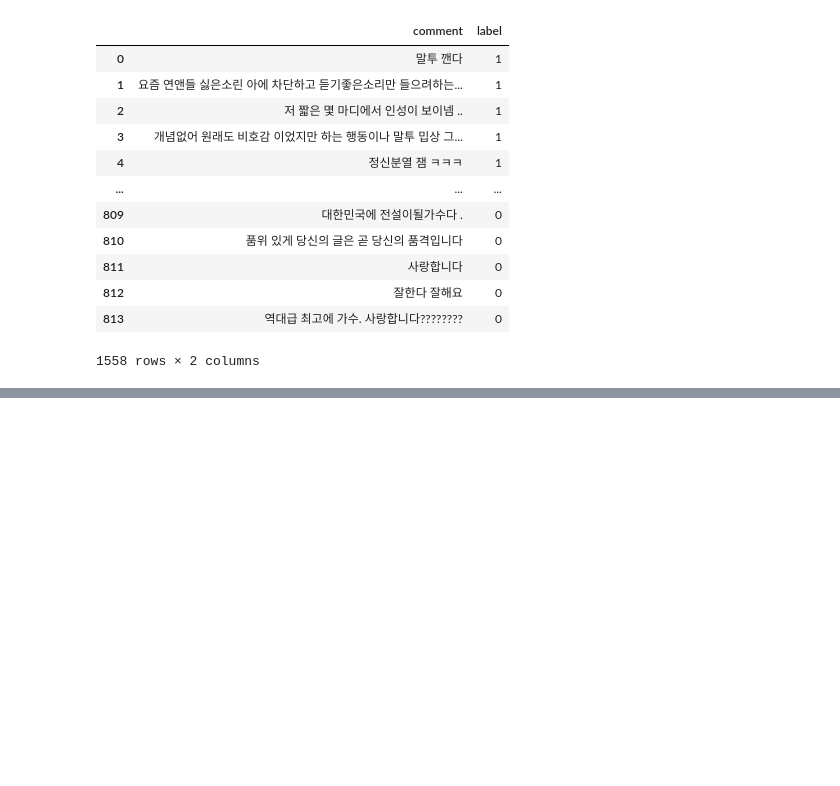
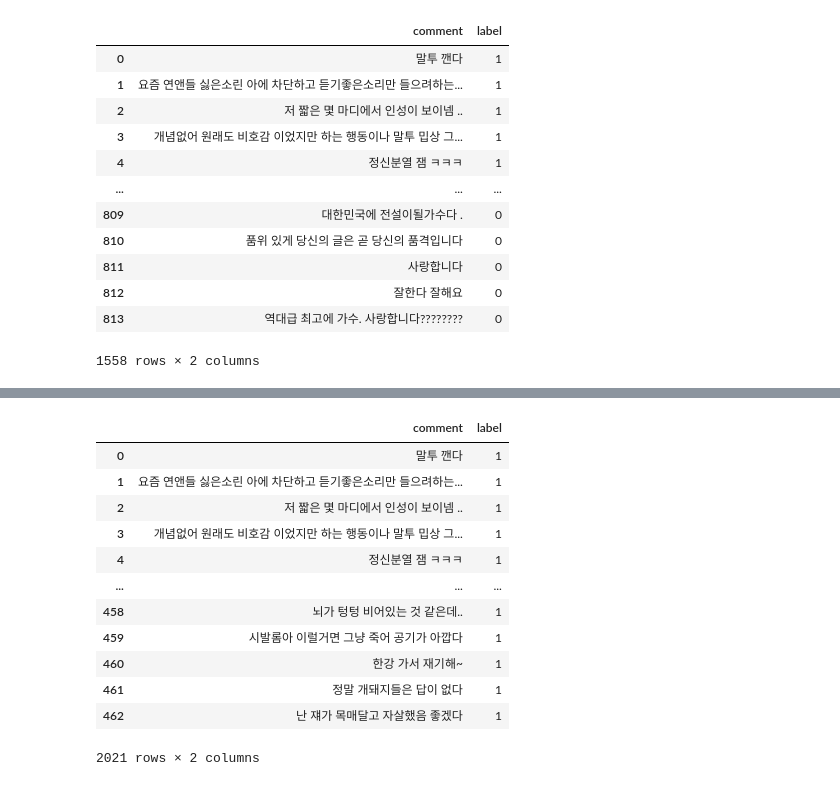
Before and after one commit to sooyeon-go/grad_project, a Jupyter notebook: comment_crawling_r/comment_csv.ipynb, the cells around one changed output, grey strips where cells are left out. Cells and saved outputs as stored; diff of their text form; code cells hidden in the pictures; blank space fills up the shorter version.

```diff
--- a/comment_crawling_r/comment_csv.ipynb
+++ b/comment_crawling_r/comment_csv.ipynb
@@ -99,7 +90,8 @@ dic2
 | 813 | 역대급 최고에 가수. 사랑합니다???????? | 0 |
 814 rows × 2 columns
 # %%
-dic.append(dic2)
+fi = dic.append(dic2)
+fi
 # %% [output]
 |  | comment | label |
 | 0 | 말투 깬다 | 1 |
@@ -116,0 +150,17 @@ dic.append(dic2)
+# %%
+fi2 = fi.append(dic3)
+fi2
+# %% [output]
+|  | comment | label |
+| 0 | 말투 깬다 | 1 |
+| 1 | 요즘 연앤들 싫은소린 아에 차단하고 듣기좋은소리만 들으려하는... | 1 |
+| 2 | 저 짧은 몇 마디에서 인성이 보이넴 .. | 1 |
+| 3 | 개념없어 원래도 비호감 이었지만 하는 행동이나 말투 밉상 그... | 1 |
+| 4 | 정신분열 잼 ㅋㅋㅋ | 1 |
+| ... | ... | ... |
+| 458 | 뇌가 텅텅 비어있는 것 같은데.. | 1 |
+| 459 | 시발롬아 이럴거면 그냥 죽어 공기가 아깝다 | 1 |
+| 460 | 한강 가서 재기해~ | 1 |
+| 461 | 정말 개돼지들은 답이 없다 | 1 |
+| 462 | 난 쟤가 목매달고 자살했음 좋겠다 | 1 |
+2021 rows × 2 columns
```
Also changed, not shown: parts of 5 cells of this notebook.
